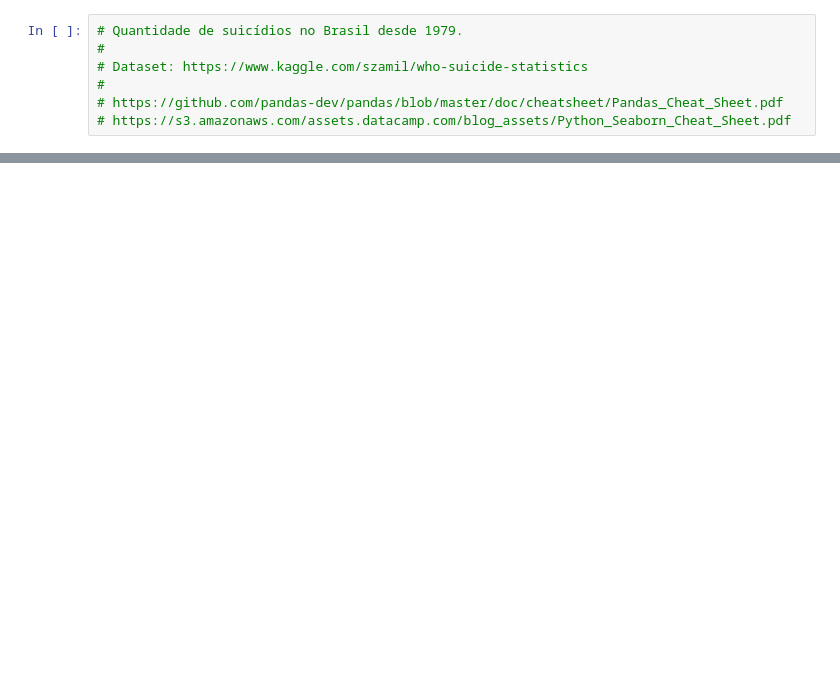
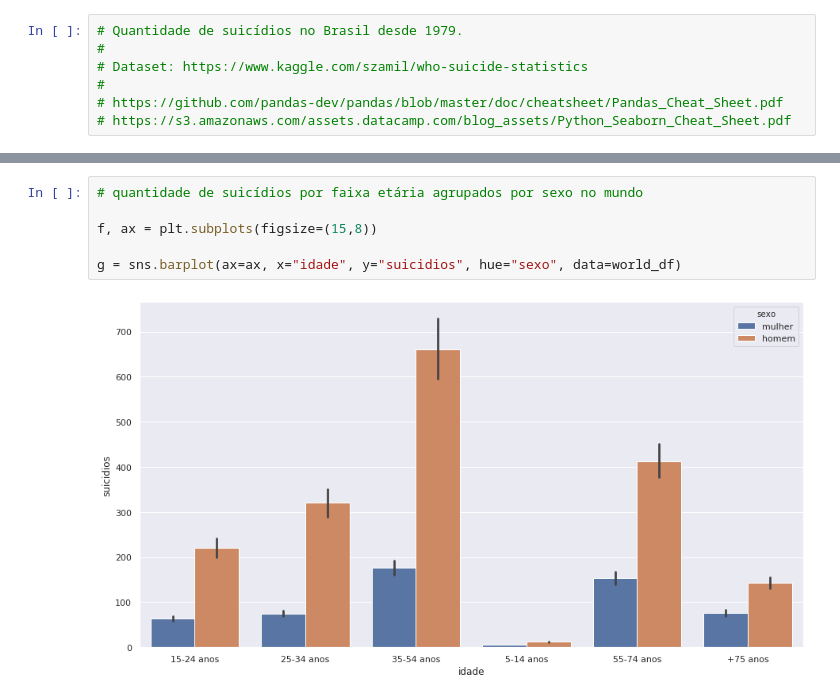
Before and after one commit to emaiax/who-suicide-stats, a Jupyter notebook: suicide-stats.ipynb, the cells around one changed output, grey strips where cells are left out. Drawn from its saved outputs; the diff is of its cells as text; blank space fills up the shorter version.

```diff
--- a/suicide-stats.ipynb
+++ b/suicide-stats.ipynb
@@ -45,0 +68,8 @@ sns.catplot(ax=ax, x="idade", y="suicidios", kind="swarm", hue="sexo", data=braz
+# %%
+# quantidade de suicídios por faixa etária agrupados por sexo no mundo
+
+f, ax = plt.subplots(figsize=(15,8))
+
+g = sns.barplot(ax=ax, x="idade", y="suicidios", hue="sexo", data=world_df)
+# %% [output]
+[figure, added]
```
Also changed, not shown: parts of 5 cells of this notebook.
